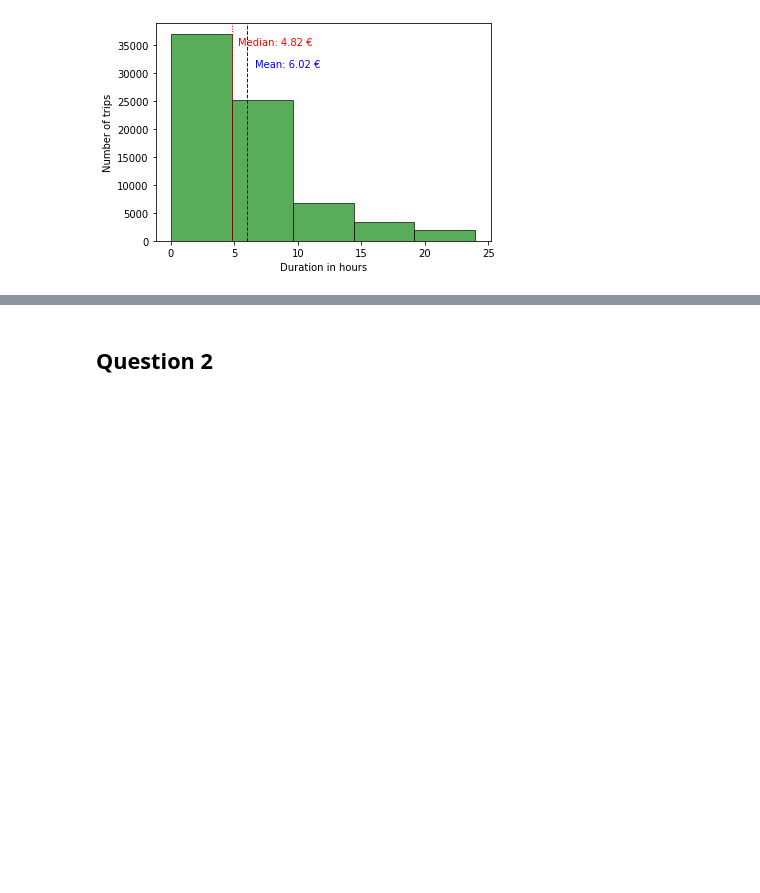
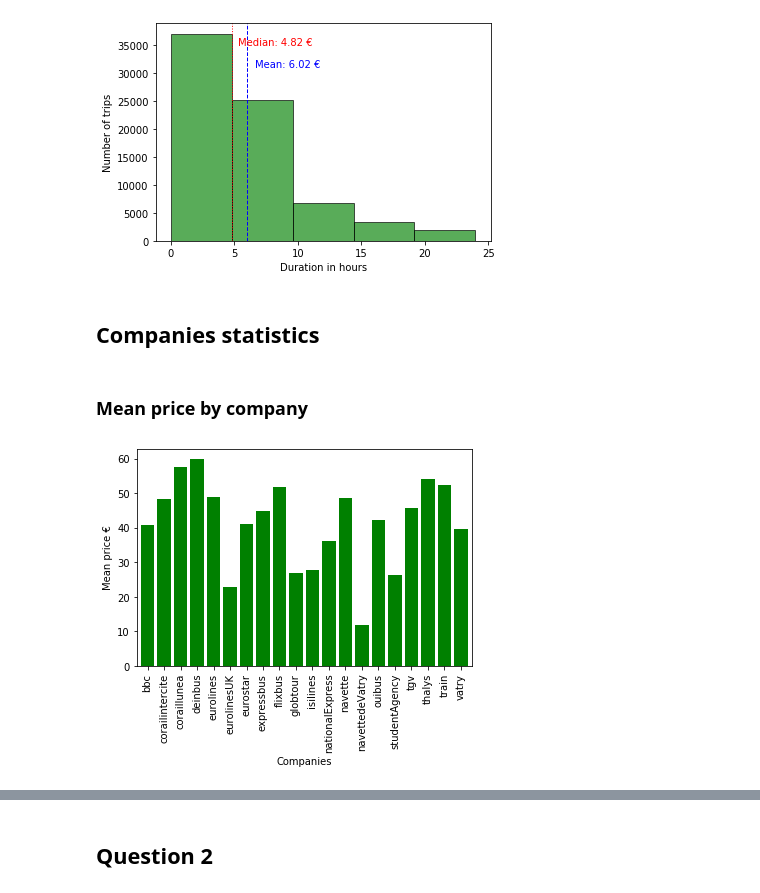
Before and after one commit to hakimhassani97/TripDataCrunching, a Jupyter notebook: main.ipynb, the cells around one changed output, grey strips where cells are left out. Cells and saved outputs as stored; diff of their text form; code cells hidden in the pictures; blank space fills up the shorter version.

```diff
--- a/main.ipynb
+++ b/main.ipynb
@@ -42,11 +42,3 @@ _________________________________________________________
     mean price = 43.83 €
     most trips have a price = 17.0 €
 _________________________________________________________
-# %%
-import matplotlib.pyplot as plt
-ticket_data['price'] = round(ticket_data['price_in_cents'] / 100, 2)
-ticket_data['bin'] = pd.cut(ticket_data['price'], bins=5)
-ticket_data.groupby('bin')['price'].count().plot(kind='bar', width=0.98)
-plt.xlabel('Price €')
-plt.ylabel('Number of trips')
-plt.show()
@@ -119,3 +114,16 @@ plt.axvline(ticket_data['duration'].median(), color='r', linestyle='dotted', lin
 plt.show()
 # %% [output]
 [figure]
+# %% [markdown]
+## Companies statistics
+# %% [markdown]
+### Mean price by company
+# %%
+joined = ticket_data.copy()
+joined['company'] = pd.merge(joined, providers, left_on='company', right_on='id', how='right')['name']
+joined.groupby('company')['price'].mean().plot(kind='bar', width=0.8, color='g')
+plt.xlabel('Companies')
+plt.ylabel('Mean price €')
+plt.show()
+# %% [output]
+[figure, added]
```
Also changed, not shown: parts of 15 cells of this notebook.
